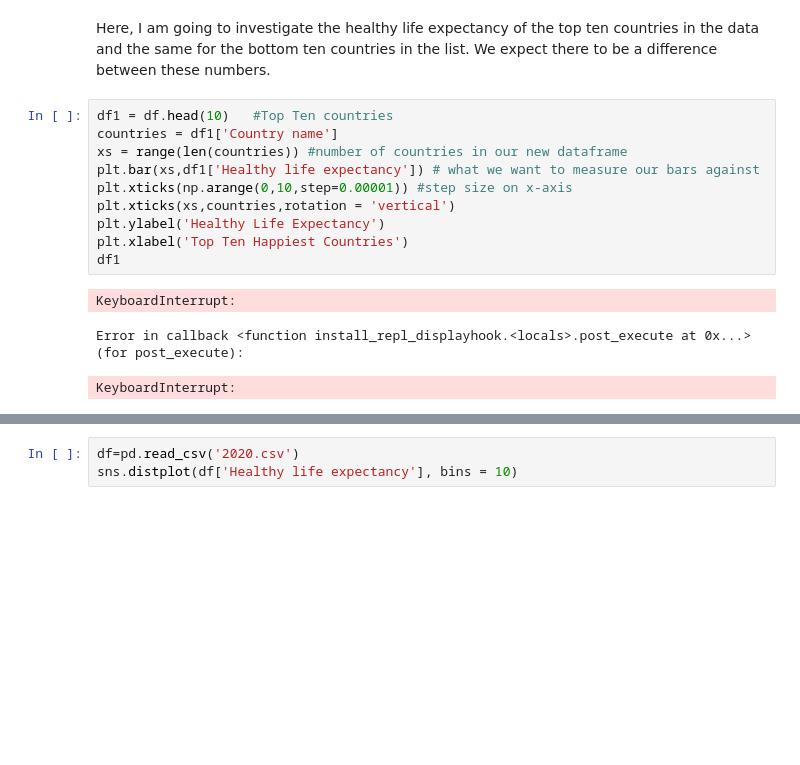
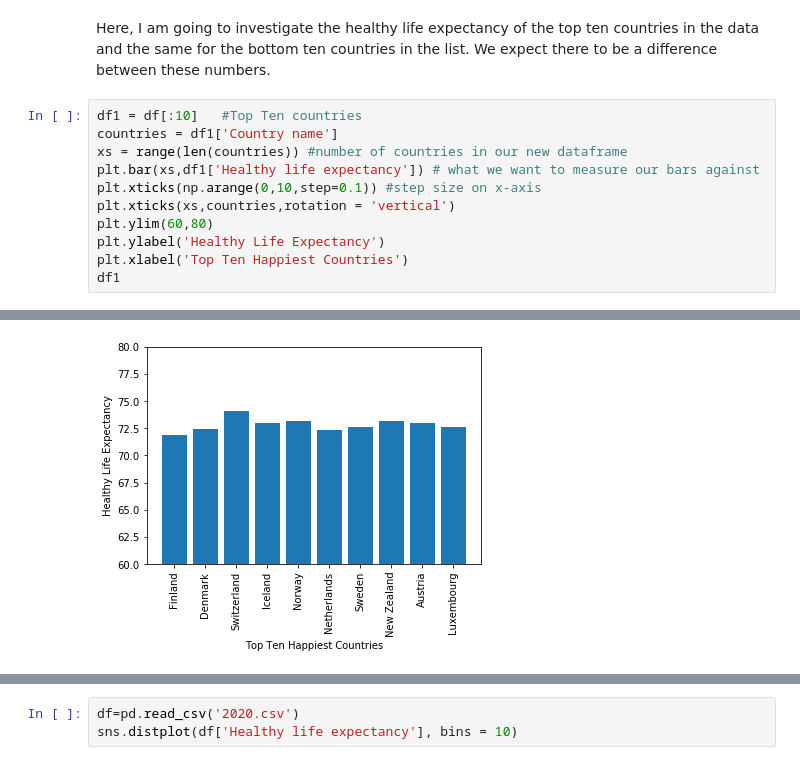
Before and after one commit to ax18031/ax18031_EMATM0048, a Jupyter notebook: Part3_folder/PART3.ipynb, the cells around one changed output, grey strips where cells are left out. Drawn from its saved outputs; the diff is of its cells as text; blank space fills up the shorter version.

Commit message:
Add files via upload
inserted more bar charts. increased bar chart run time too.

```diff
--- a/Part3_folder/PART3.ipynb
+++ b/Part3_folder/PART3.ipynb
@@ -133,16 +133,14 @@ ax1.hist(df['Generosity'])
 # %% [markdown]
 Here, I am going to investigate the healthy life expectancy of the top ten countries in the data and the same for the bottom ten countries in the list. We expect there to be a difference between these numbers.
 # %%
-df1 = df.head(10)   #Top Ten countries
+df1 = df[:10]   #Top Ten countries
 countries = df1['Country name']
 xs = range(len(countries)) #number of countries in our new dataframe
 plt.bar(xs,df1['Healthy life expectancy']) # what we want to measure our bars against
-plt.xticks(np.arange(0,10,step=0.00001)) #step size on x-axis
+plt.xticks(np.arange(0,10,step=0.1)) #step size on x-axis
 plt.xticks(xs,countries,rotation = 'vertical')
+plt.ylim(60,80)
 plt.ylabel('Healthy Life Expectancy')
 plt.xlabel('Top Ten Happiest Countries')
 df1
 # %% [output]
-KeyboardInterrupt:
-Error in callback <function install_repl_displayhook.<locals>.post_execute at 0x...> (for post_execute):
-KeyboardInterrupt:
@@ -149,3 +158,4 @@ KeyboardInterrupt:
+[figure, added]
 # %%
 df2 = df.tail(10) #bottom ten countries
 countries = df2['Country name']
```
Also changed, not shown: parts of 4 cells of this notebook.
